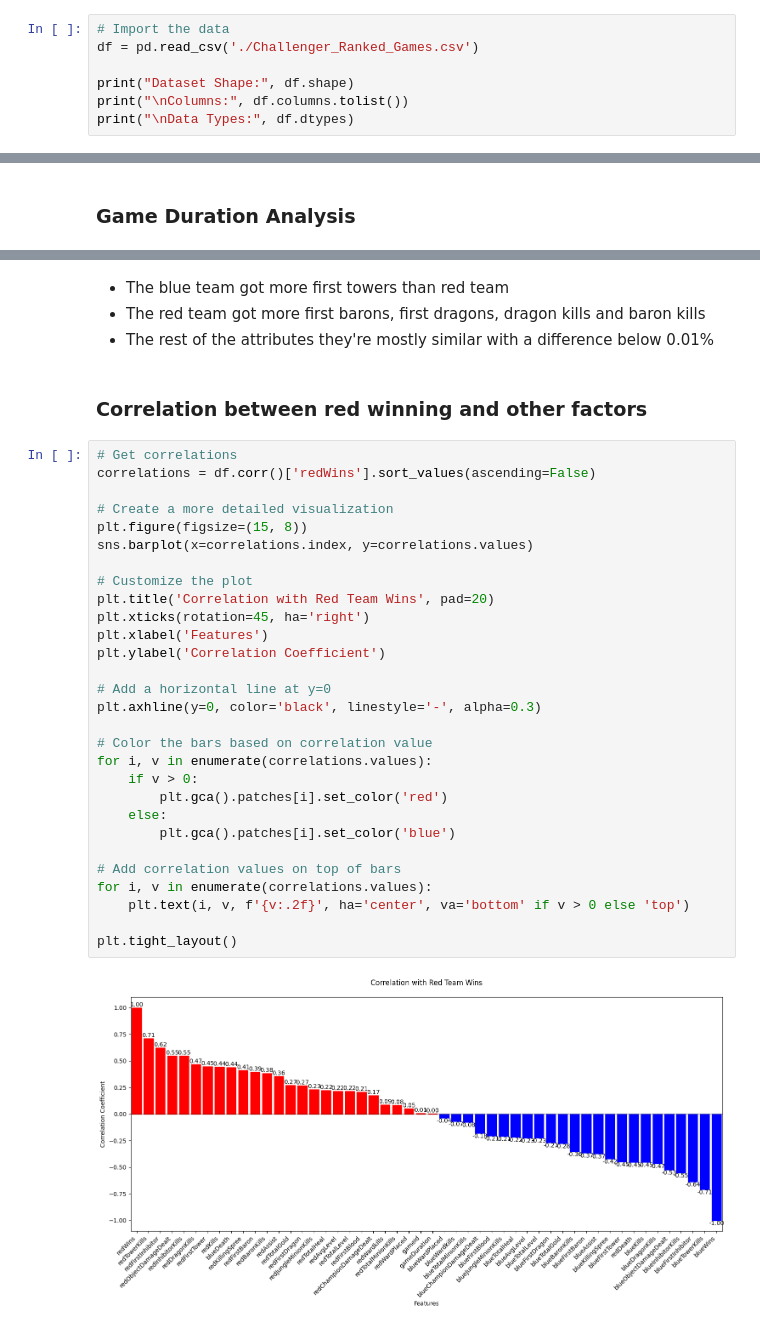
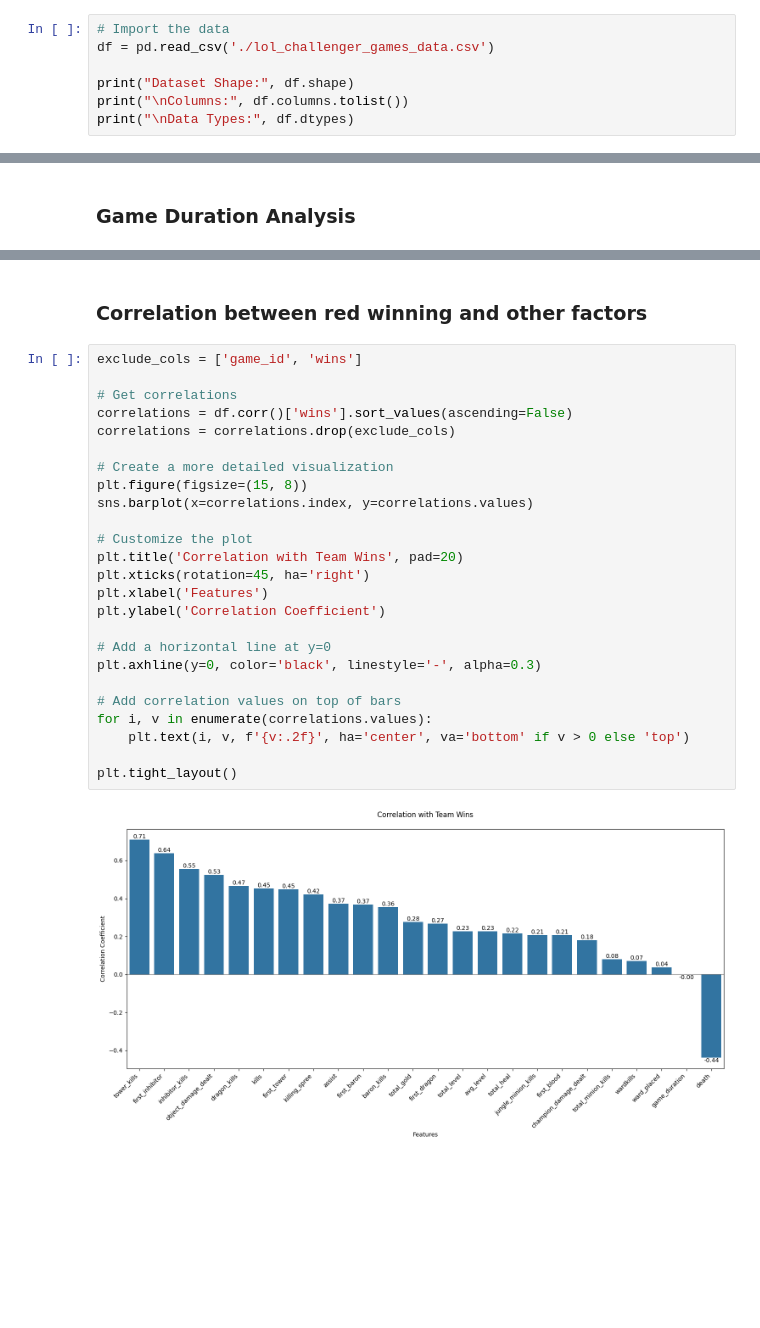
Before and after one commit to abdalrahmanf2/computation-project, a Jupyter notebook: project.ipynb, the cells around one changed output, grey strips where cells are left out. Saved outputs shown, nothing was run; the diff lists cells and outputs as text; blank space fills up the shorter version.

```diff
--- a/project.ipynb
+++ b/project.ipynb
@@ -13,7 +13,7 @@ import matplotlib.pyplot as plt
 ### Data understanding
 # %%
 # Import the data
-df = pd.read_csv('./Challenger_Ranked_Games.csv')
+df = pd.read_csv('./lol_challenger_games_data.csv')
 
 print("Dataset Shape:", df.shape)
 print("\nColumns:", df.columns.tolist())
@@ -247,37 +209,29 @@ plt.show()
-# %% [markdown]
-* The blue team got more first towers than red team
-* The red team got more first barons, first dragons, dragon kills and baron kills
-* The rest of the attributes they're mostly similar with a difference below 0.01%
 # %% [markdown]
 ### Correlation between red winning and other factors
 # %%
+exclude_cols = ['game_id', 'wins']
+
 # Get correlations
-correlations = df.corr()['redWins'].sort_values(ascending=False)
+correlations = df.corr()['wins'].sort_values(ascending=False)
+correlations = correlations.drop(exclude_cols)
 
 # Create a more detailed visualization
 plt.figure(figsize=(15, 8))
 sns.barplot(x=correlations.index, y=correlations.values)
 
 # Customize the plot
-plt.title('Correlation with Red Team Wins', pad=20)
+plt.title('Correlation with Team Wins', pad=20)
 plt.xticks(rotation=45, ha='right')
 plt.xlabel('Features')
 plt.ylabel('Correlation Coefficient')
 
 # Add a horizontal line at y=0
 plt.axhline(y=0, color='black', linestyle='-', alpha=0.3)
 
-# Color the bars based on correlation value
-for i, v in enumerate(correlations.values):
-    if v > 0:
-        plt.gca().patches[i].set_color('red')
-    else:
-        plt.gca().patches[i].set_color('blue')
-
 # Add correlation values on top of bars
 for i, v in enumerate(correlations.values):
     plt.text(i, v, f'{v:.2f}', ha='center', va='bottom' if v > 0 else 'top')
 
 plt.tight_layout()
 # %% [output]
-[figure, old version]
+[figure, new version]
```
Also changed, not shown: parts of 40 cells of this notebook, 3 other files.
